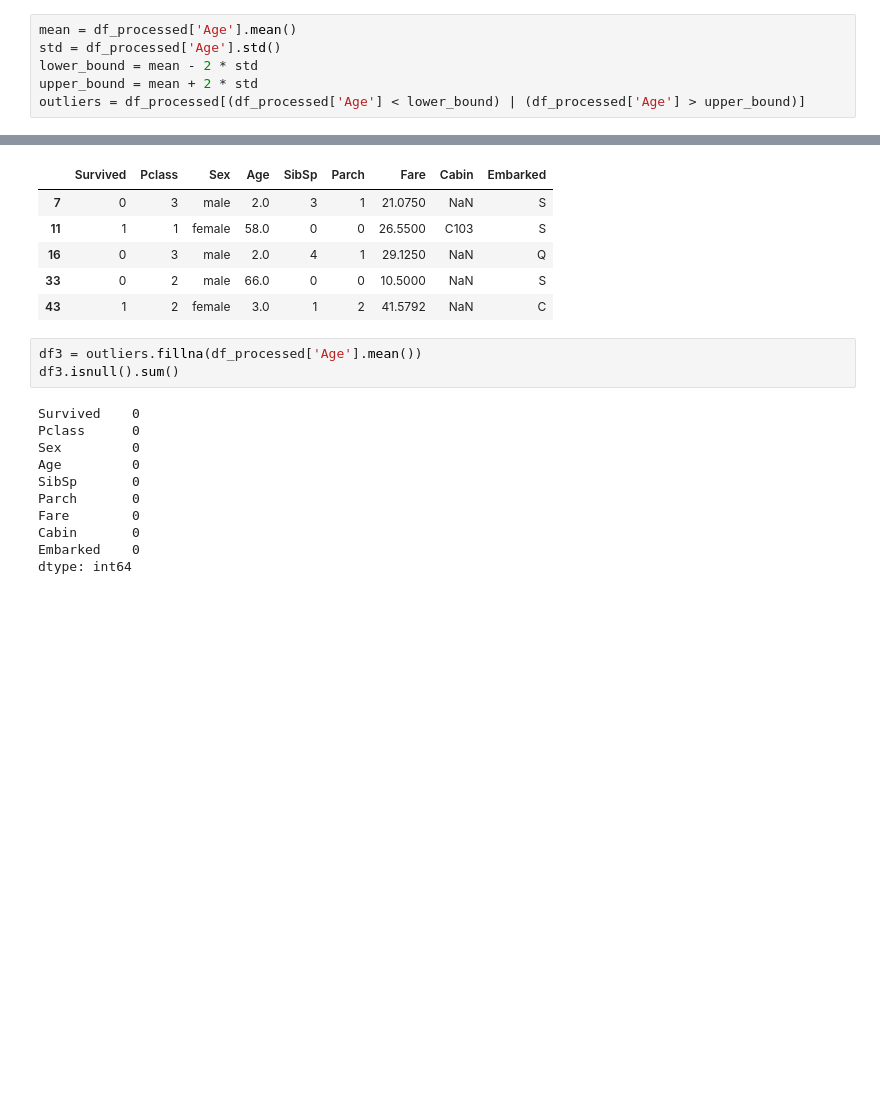
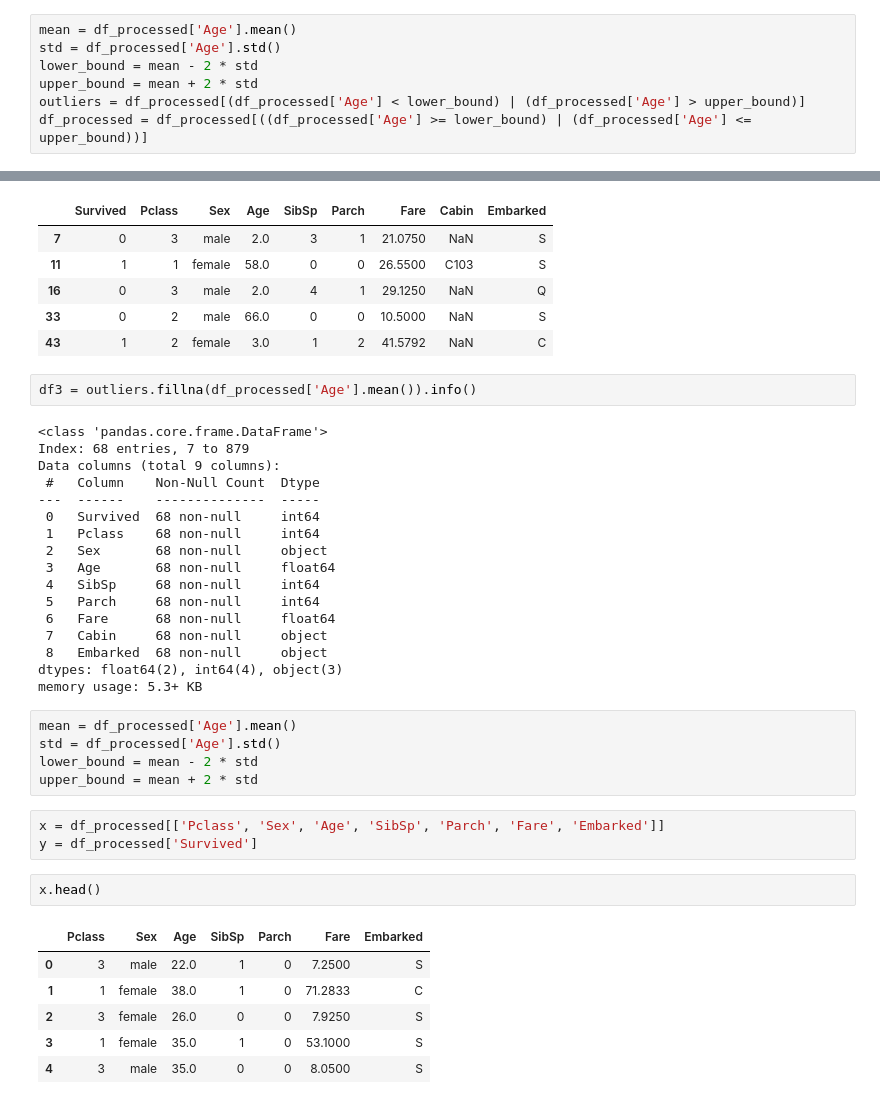
Before and after one commit to rusiravk/rusiravk-uom-ai-sessions, a Jupyter notebook: session-2/main.ipynb, the cells around one changed output, grey strips where cells are left out. Drawn from its saved outputs; the diff is of its cells as text; blank space fills up the shorter version.

```diff
--- a/session-2/main.ipynb
+++ b/session-2/main.ipynb
@@ -182,3 +186,4 @@ std = df_processed['Age'].std()
 lower_bound = mean - 2 * std
 upper_bound = mean + 2 * std
 outliers = df_processed[(df_processed['Age'] < lower_bound) | (df_processed['Age'] > upper_bound)]
+df_processed = df_processed[((df_processed['Age'] >= lower_bound) | (df_processed['Age'] <= upper_bound))]
@@ -196,16 +224,38 @@ outliers.head()
 | 33 | 0 | 2 | male | 66.0 | 0 | 0 | 10.5000 | NaN | S |
 | 43 | 1 | 2 | female | 3.0 | 1 | 2 | 41.5792 | NaN | C |
 # %%
-df3 = outliers.fillna(df_processed['Age'].mean())
-df3.isnull().sum()
+df3 = outliers.fillna(df_processed['Age'].mean()).info()
 # %% [output]
-Survived    0
-Pclass      0
-Sex         0
-Age         0
-SibSp       0
-Parch       0
-Fare        0
-Cabin       0
-Embarked    0
-dtype: int64
+<class 'pandas.core.frame.DataFrame'>
+Index: 68 entries, 7 to 879
+Data columns (total 9 columns):
+ #   Column    Non-Null Count  Dtype
+---  ------    --------------  -----
+ 0   Survived  68 non-null     int64
+ 1   Pclass    68 non-null     int64
+ 2   Sex       68 non-null     object
+ 3   Age       68 non-null     float64
+ 4   SibSp     68 non-null     int64
+ 5   Parch     68 non-null     int64
+ 6   Fare      68 non-null     float64
+ 7   Cabin     68 non-null     object
+ 8   Embarked  68 non-null     object
+dtypes: float64(2), int64(4), object(3)
+memory usage: 5.3+ KB
+# %%
+mean = df_processed['Age'].mean()
+std = df_processed['Age'].std()
+lower_bound = mean - 2 * std
+upper_bound = mean + 2 * std
+# %%
+x = df_processed[['Pclass', 'Sex', 'Age', 'SibSp', 'Parch', 'Fare', 'Embarked']]
+y = df_processed['Survived']
+# %%
+x.head()
+# %% [output]
+|  | Pclass | Sex | Age | SibSp | Parch | Fare | Embarked |
+| 0 | 3 | male | 22.0 | 1 | 0 | 7.2500 | S |
+| 1 | 1 | female | 38.0 | 1 | 0 | 71.2833 | C |
+| 2 | 3 | female | 26.0 | 0 | 0 | 7.9250 | S |
+| 3 | 1 | female | 35.0 | 1 | 0 | 53.1000 | S |
+| 4 | 3 | male | 35.0 | 0 | 0 | 8.0500 | S |
```
Also changed, not shown: parts of 7 cells of this notebook, 8 other files.
